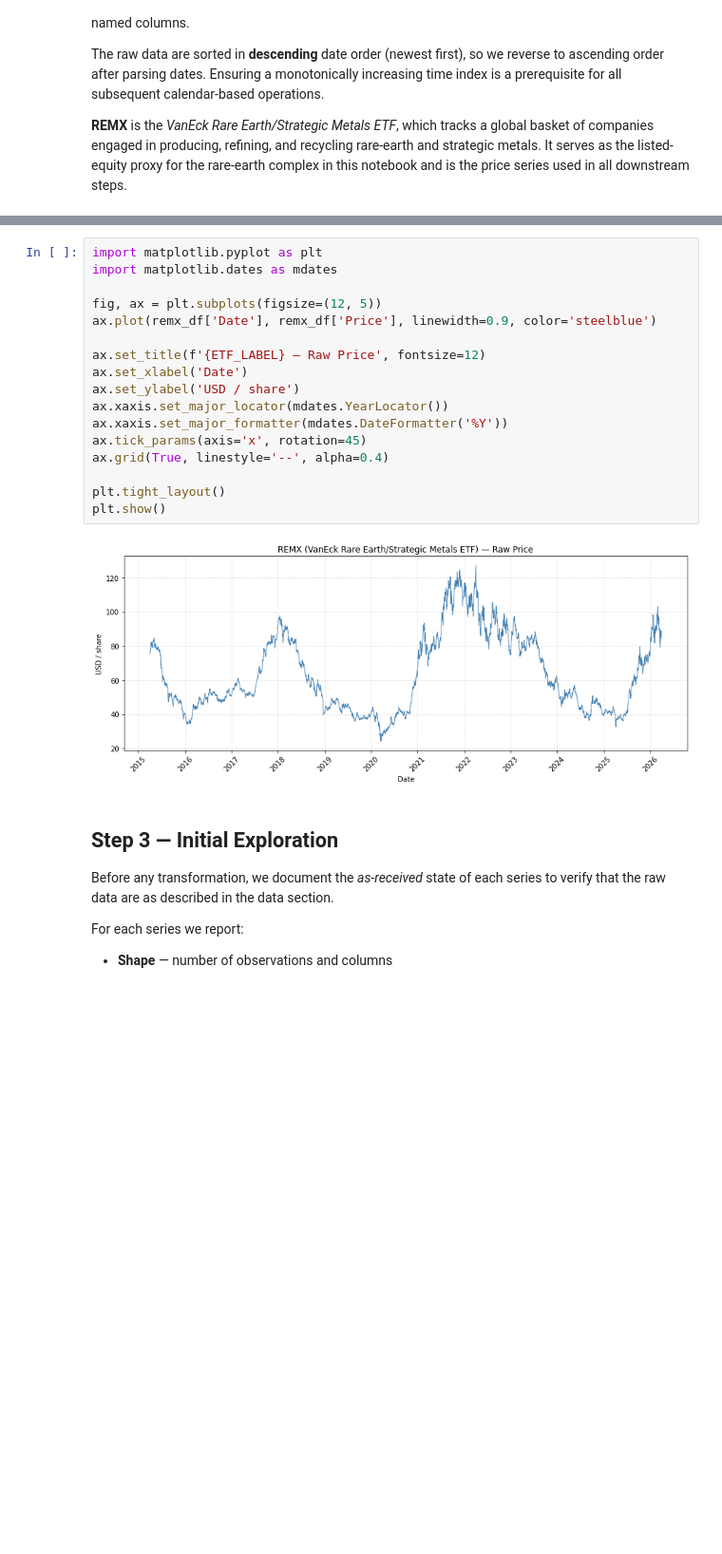
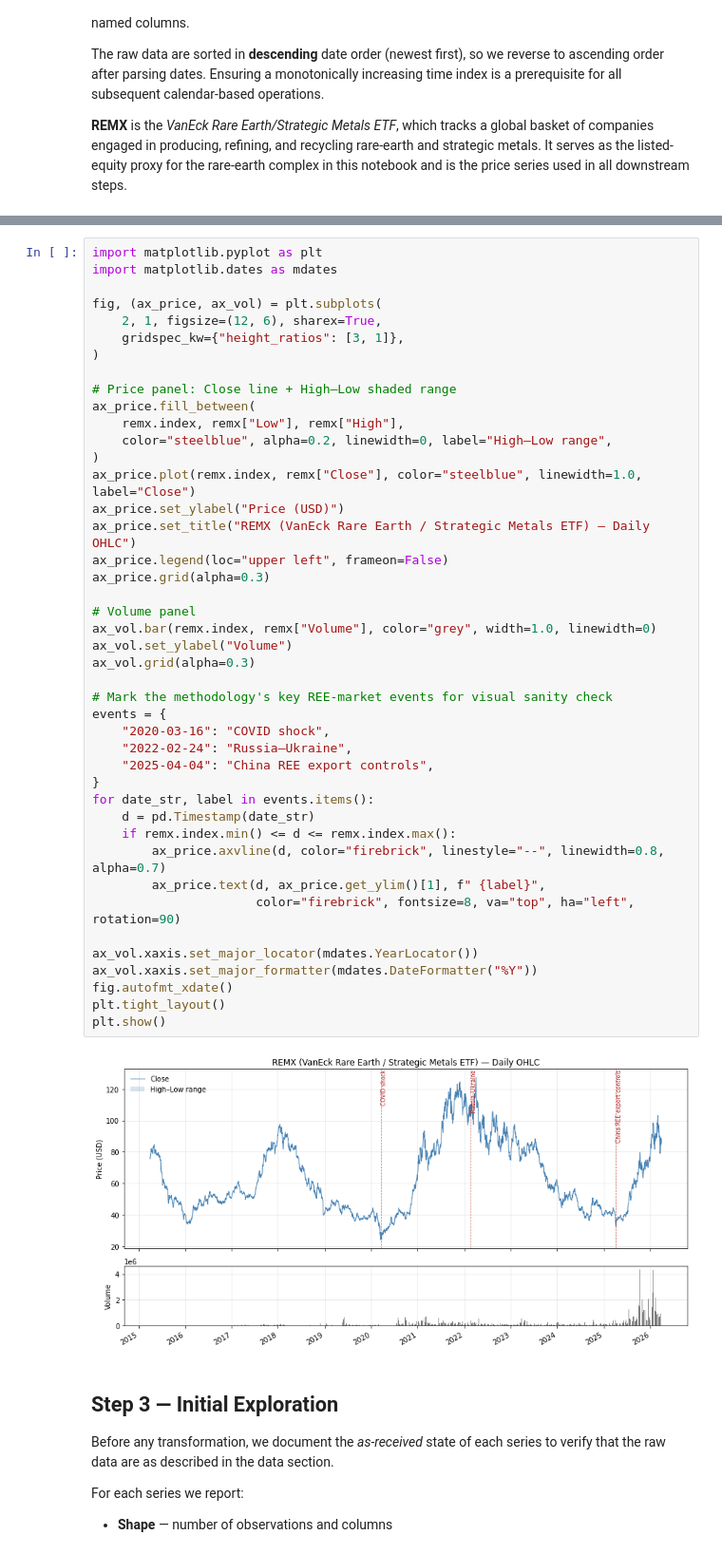
Before and after one commit to aleixcb/master_thesis_repo, a Jupyter notebook: etf-data-cleaning.ipynb, the cells around one changed output, grey strips where cells are left out. Shown at 95% size. Saved outputs shown, nothing was run; the diff lists cells and outputs as text; blank space fills up the shorter version.

```diff
--- a/etf-data-cleaning.ipynb
+++ b/etf-data-cleaning.ipynb
@@ -62,22 +143,48 @@ File loaded successfully.
 # %%
 import matplotlib.pyplot as plt
 import matplotlib.dates as mdates
 
-fig, ax = plt.subplots(figsize=(12, 5))
-ax.plot(remx_df['Date'], remx_df['Price'], linewidth=0.9, color='steelblue')
+fig, (ax_price, ax_vol) = plt.subplots(
+    2, 1, figsize=(12, 6), sharex=True,
+    gridspec_kw={"height_ratios": [3, 1]},
+)
 
-ax.set_title(f'{ETF_LABEL} — Raw Price', fontsize=12)
-ax.set_xlabel('Date')
-ax.set_ylabel('USD / share')
-ax.xaxis.set_major_locator(mdates.YearLocator())
-ax.xaxis.set_major_formatter(mdates.DateFormatter('%Y'))
-ax.tick_params(axis='x', rotation=45)
-ax.grid(True, linestyle='--', alpha=0.4)
+# Price panel: Close line + High–Low shaded range
+ax_price.fill_between(
+    remx.index, remx["Low"], remx["High"],
+    color="steelblue", alpha=0.2, linewidth=0, label="High–Low range",
+)
+ax_price.plot(remx.index, remx["Close"], color="steelblue", linewidth=1.0, label="Close")
+ax_price.set_ylabel("Price (USD)")
+ax_price.set_title("REMX (VanEck Rare Earth / Strategic Metals ETF) — Daily OHLC")
+ax_price.legend(loc="upper left", frameon=False)
+ax_price.grid(alpha=0.3)
 
+# Volume panel
+ax_vol.bar(remx.index, remx["Volume"], color="grey", width=1.0, linewidth=0)
+ax_vol.set_ylabel("Volume")
+ax_vol.grid(alpha=0.3)
+
+# Mark the methodology's key REE-market events for visual sanity check
+events = {
+    "2020-03-16": "COVID shock",
+    "2022-02-24": "Russia–Ukraine",
+    "2025-04-04": "China REE export controls",
+}
+for date_str, label in events.items():
+    d = pd.Timestamp(date_str)
+    if remx.index.min() <= d <= remx.index.max():
+        ax_price.axvline(d, color="firebrick", linestyle="--", linewidth=0.8, alpha=0.7)
+        ax_price.text(d, ax_price.get_ylim()[1], f" {label}",
+                      color="firebrick", fontsize=8, va="top", ha="left", rotation=90)
+
+ax_vol.xaxis.set_major_locator(mdates.YearLocator())
+ax_vol.xaxis.set_major_formatter(mdates.DateFormatter("%Y"))
+fig.autofmt_xdate()
 plt.tight_layout()
 plt.show()
 # %% [output]
-[figure, old version]
+[figure, new version]
 # %% [markdown]
 ## Step 3 — Initial Exploration
 
```
Also changed, not shown: parts of 16 cells of this notebook, 18 other files.
